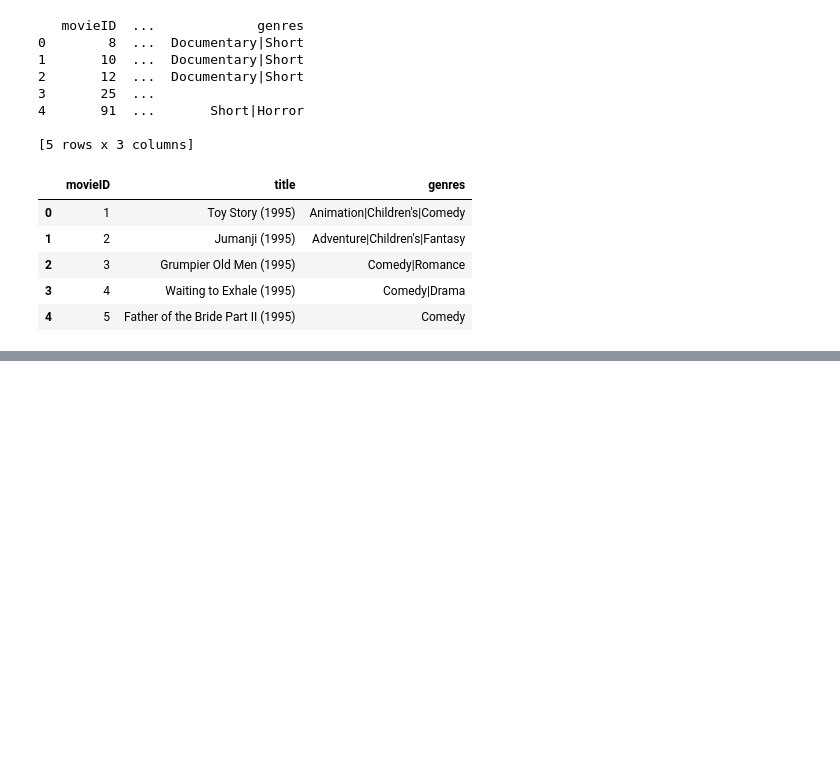
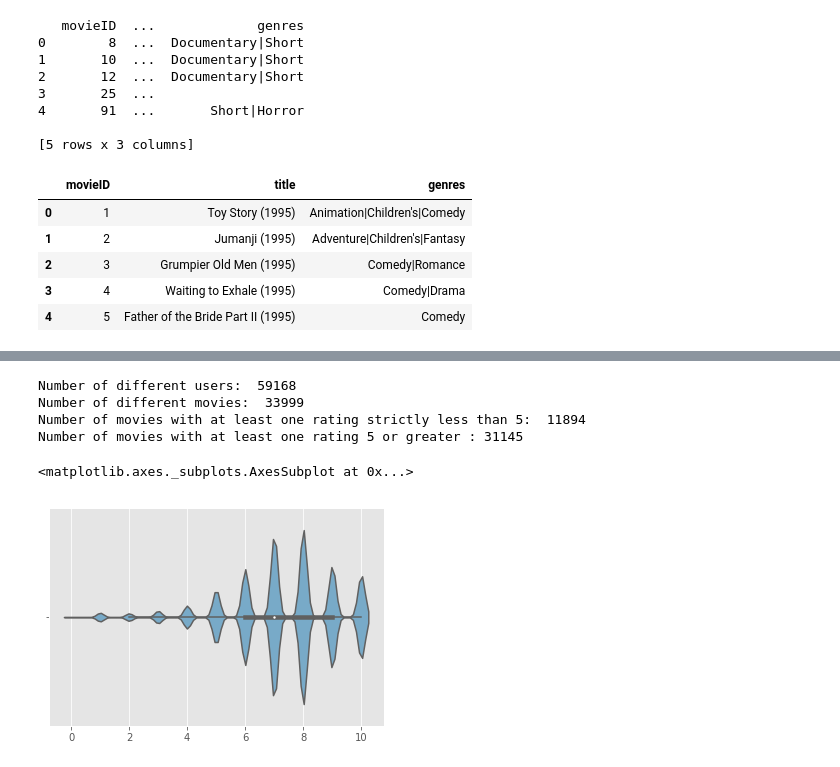
Before and after one commit to lazysimon/NYCDSA_CapstoneProject, a Jupyter notebook: movies_knn.ipynb, the cells around one changed output, grey strips where cells are left out. Drawn from its saved outputs; the diff is of its cells as text; code cells hidden in the pictures; blank space fills up the shorter version.

```diff
--- a/movies_knn.ipynb
+++ b/movies_knn.ipynb
@@ -452,0 +542,9 @@ df_mvlens.head()
+# %%
+movieDF = pd.read_csv(movie_fname, sep='::', header='infer', skipinitialspace=True,names = ["MovieId","Movie_Title","Genres"])
+movieDF = movieDF.drop('Genres', 1)
+movieDF[['movie', 'year']] = movieDF['Movie_Title'].str.split('(',expand=True)
+movieDF[['year', 'del']] = movieDF['year'].str.split(')',expand=True)
+movieDF = movieDF.drop('del',1)
+movieDF=movieDF.drop('Movie_Title',1)
+ratingDF = pd.read_csv(rating_fname, sep='::', header='infer', skipinitialspace=True,names = ["UserId", "MovieId", "Rating", "Timestamp"])
+ratingDF = ratingDF.drop('Timestamp',1)
@@ -452,0 +630,18 @@ df_mvlens.head()
+# %%
+print("Number of different users: ", str(mergeSQL.select('userId').distinct().count()))
+print("Number of different movies: ", str(mergeSQL.select('movieId').distinct().count()))
+print("Number of movies with at least one rating strictly less than 5: ", str(mergeSQL.filter('rating < 5').select('movieId').distinct().count()))
+print("Number of movies with at least one rating 5 or greater : " + str(mergeSQL.filter('rating >= 5').select('movieId').distinct().count()))
+# %% [output]
+Number of different users:  59168
+Number of different movies:  33999
+Number of movies with at least one rating strictly less than 5:  11894
+Number of movies with at least one rating 5 or greater : 31145
+# %%
+import seaborn as sns
+import matplotlib.pyplot as plt
+%matplotlib inline
+sns.violinplot([ratingDF.Rating],palette="Blues")
+# %% [output]
+<matplotlib.axes._subplots.AxesSubplot at 0x...>
+[figure, added]
```
Also changed, not shown: parts of 19 cells of this notebook.
